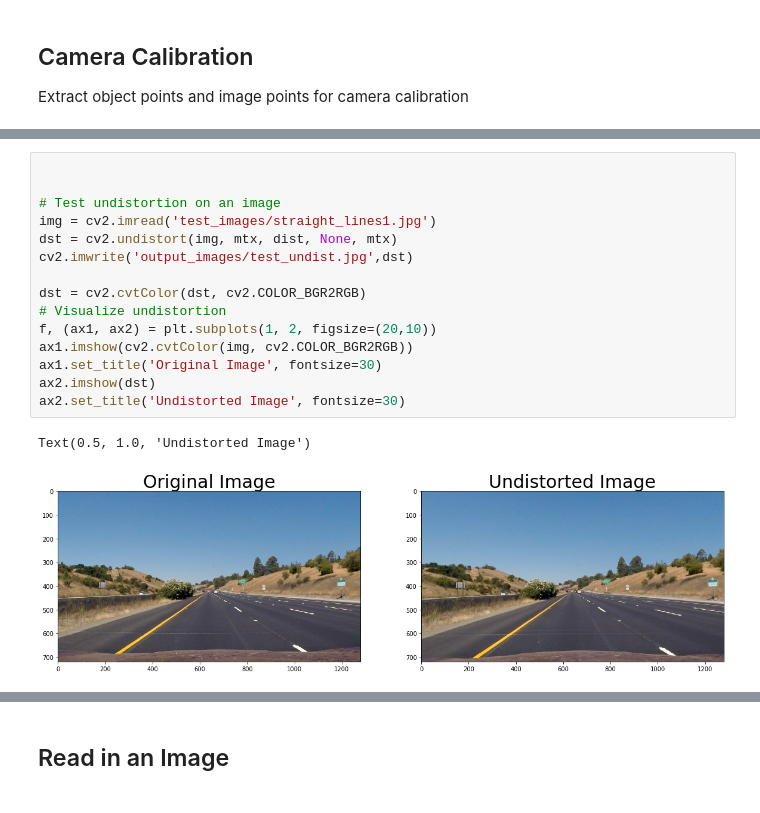
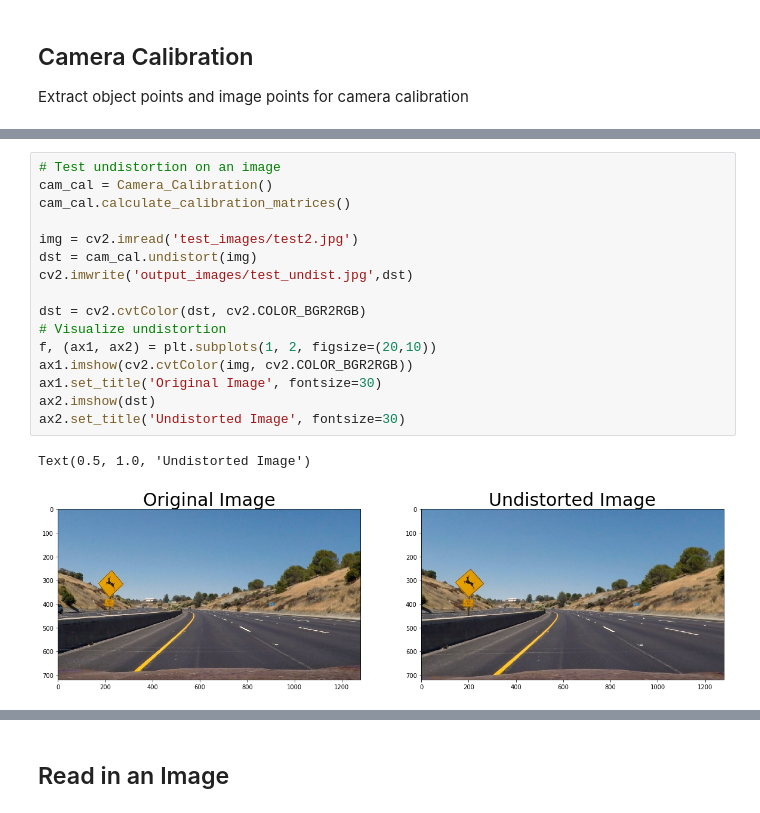
Before and after one commit to bboypupu/CarND-Advanced-Lane-Lines, a Jupyter notebook: adv_project.ipynb, the cells around one changed output, grey strips where cells are left out. Saved outputs shown, nothing was run; the diff lists cells and outputs as text.

```diff
--- a/adv_project.ipynb
+++ b/adv_project.ipynb
@@ -115,18 +121,19 @@ def undistort(img, mtx, dist):
 # %%
+# Test undistortion on an image
+cam_cal = Camera_Calibration()
+cam_cal.calculate_calibration_matrices()
 
-
-# Test undistortion on an image
-img = cv2.imread('test_images/straight_lines1.jpg')
-dst = cv2.undistort(img, mtx, dist, None, mtx)
+img = cv2.imread('test_images/test2.jpg')
+dst = cam_cal.undistort(img)
 cv2.imwrite('output_images/test_undist.jpg',dst)
 
 dst = cv2.cvtColor(dst, cv2.COLOR_BGR2RGB)
 # Visualize undistortion
 f, (ax1, ax2) = plt.subplots(1, 2, figsize=(20,10))
 ax1.imshow(cv2.cvtColor(img, cv2.COLOR_BGR2RGB))
 ax1.set_title('Original Image', fontsize=30)
 ax2.imshow(dst)
 ax2.set_title('Undistorted Image', fontsize=30)
 # %% [output]
 Text(0.5, 1.0, 'Undistorted Image')
-[figure, old version]
+[figure, new version]
```
Also changed, not shown: parts of 30 cells of this notebook, 1 other file.
